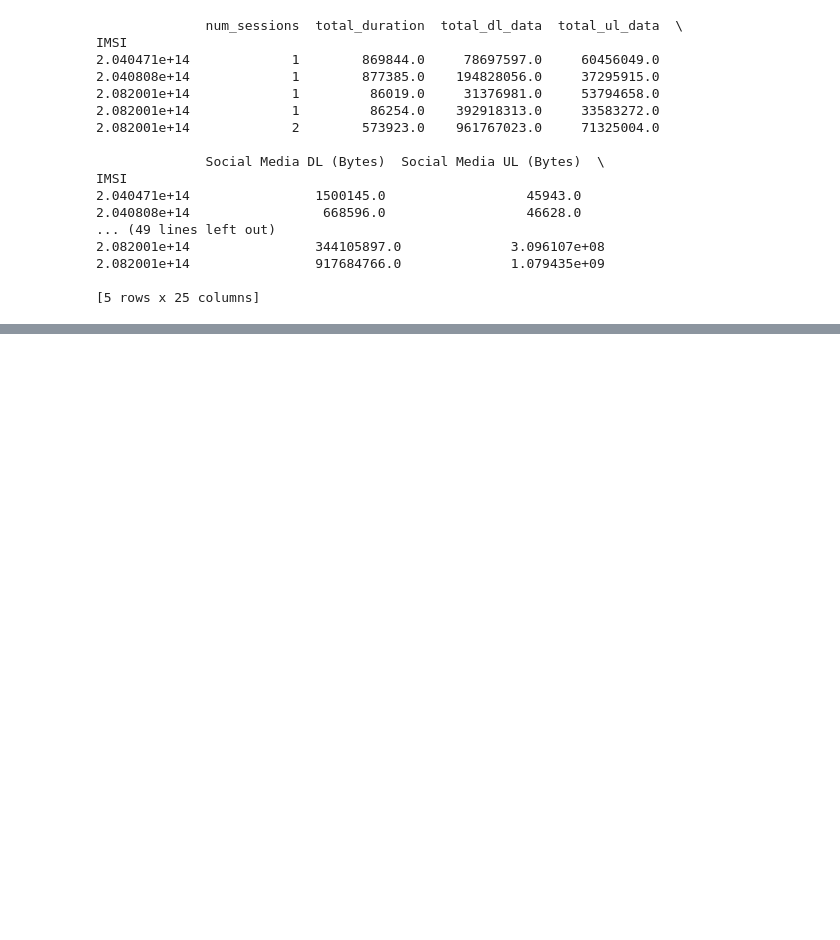
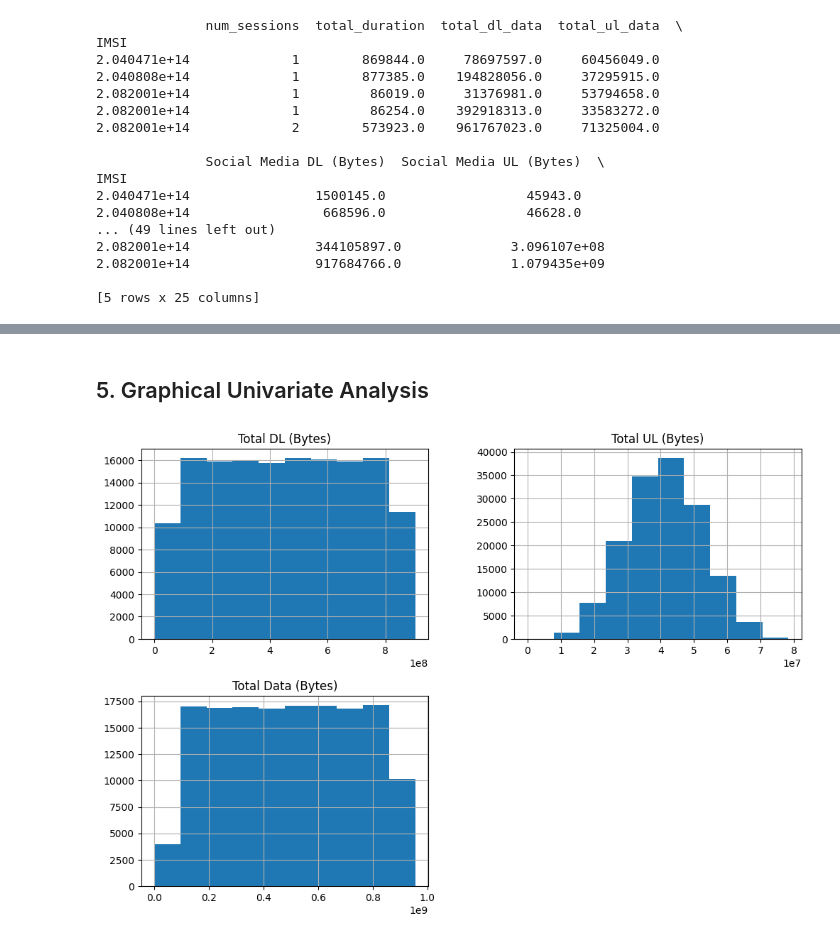
Before and after one commit to habteyesasfaw/TellCo-Telecom-User-Analytics, a Jupyter notebook: notebooks/Telecom_xDR_Analysis.ipynb, the cells around one changed output, grey strips where cells are left out. Cells and saved outputs as stored; diff of their text form; code cells hidden in the pictures; blank space fills up the shorter version.

```diff
--- a/notebooks/Telecom_xDR_Analysis.ipynb
+++ b/notebooks/Telecom_xDR_Analysis.ipynb
@@ -292,0 +324,3 @@ IMSI
+# %%
+# Calculate total data volume per user
+df['Total Data (Bytes)'] = df['Total DL (Bytes)'] + df['Total UL (Bytes)']
@@ -292,0 +359,3 @@ IMSI
+# %%
+# Convert columns to numeric types if necessary
+df = df.apply(pd.to_numeric, errors='ignore')
@@ -292,0 +387,6 @@ IMSI
+# %%
+# Fill missing values with a specific value (e.g., 0) or use another method as needed
+df.fillna(0, inplace=True)  # Example: fill NaNs with 0
+
+# Optionally, drop columns with too many missing values
+df.dropna(axis=1, thresh=0.9*len(df), inplace=True)  # Example: drop columns with more than 10% NaN values
@@ -292,0 +432,8 @@ IMSI
+# %% [markdown]
+## 5. Graphical Univariate Analysis
+# %%
+# Plot histograms for key variables
+df[['Total DL (Bytes)', 'Total UL (Bytes)', 'Total Data (Bytes)']].hist(figsize=(12, 8))
+plt.show()
+# %% [output]
+[figure, added]
```
Also changed, not shown: parts of 21 cells of this notebook.
